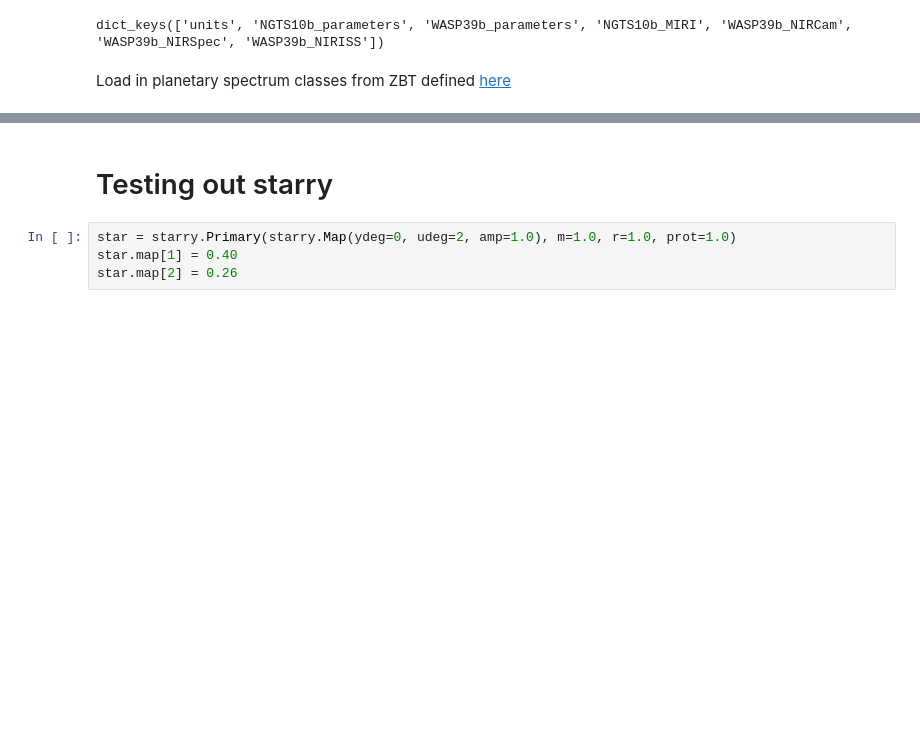
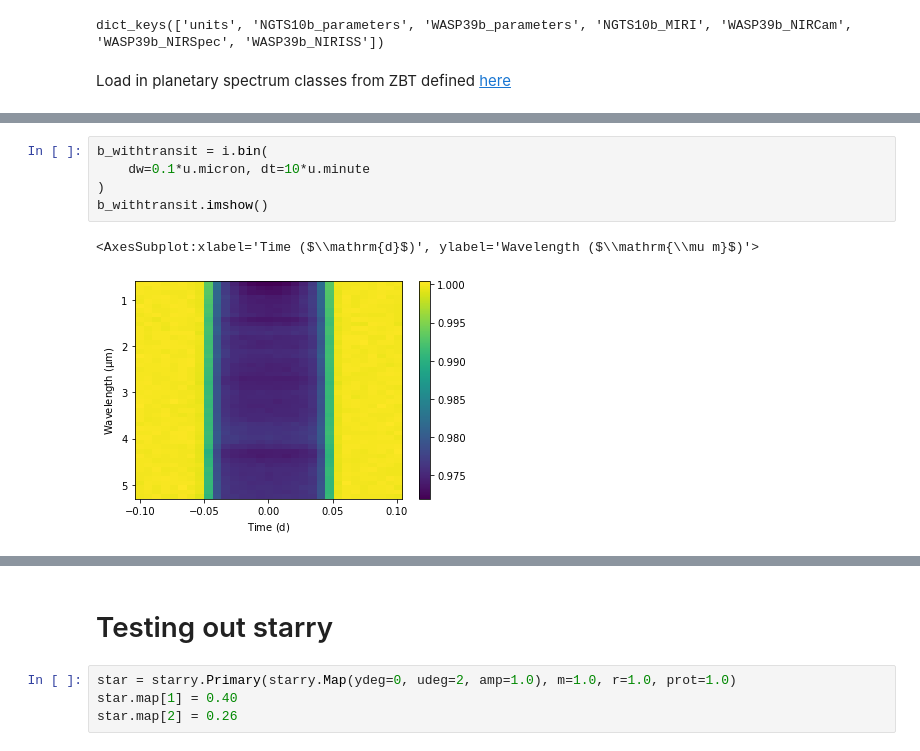
Before and after one commit to catrionamurray/chromatic_fitting, a Jupyter notebook: chromatic_fitting.ipynb, the cells around one changed output, grey strips where cells are left out. Drawn from its saved outputs; the diff is of its cells as text; blank space fills up the shorter version.

```diff
--- a/chromatic_fitting.ipynb
+++ b/chromatic_fitting.ipynb
@@ -353 +184,9 @@ b.imshow();
+# %%
+b_withtransit = i.bin(
+    dw=0.1*u.micron, dt=10*u.minute
+)
+b_withtransit.imshow()
+# %% [output]
+<AxesSubplot:xlabel='Time ($\\mathrm{d}$)', ylabel='Wavelength ($\\mathrm{\\mu m}$)'>
+[figure, added]
 # %%
```
Also changed, not shown: parts of 25 cells of this notebook, 4 other files.
